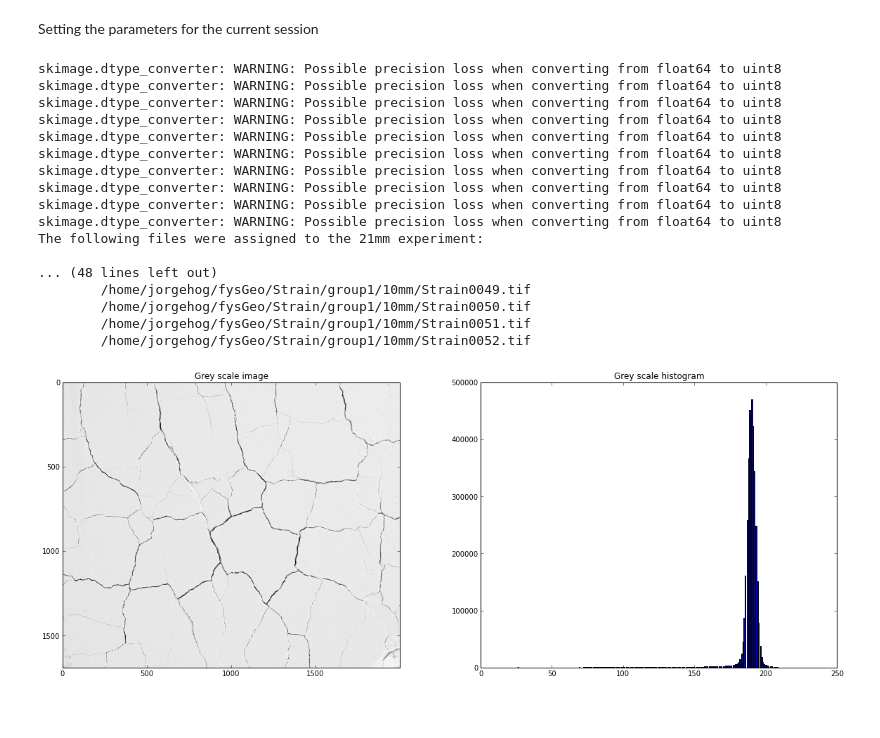
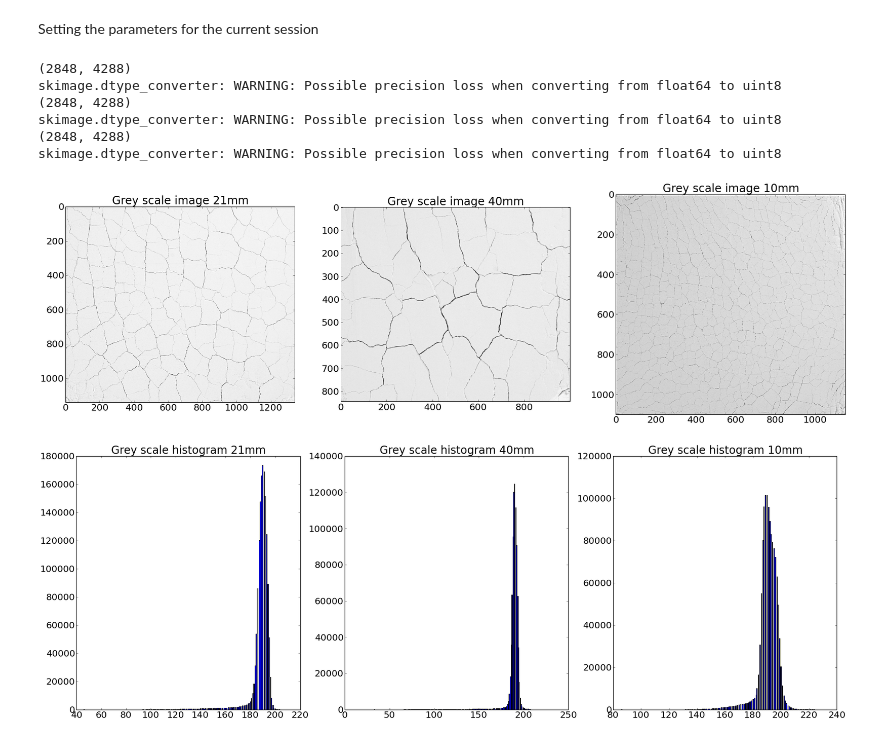
Before and after one commit to jorgehog/notebookCollection, a Jupyter notebook: FlourExperiment.ipynb, the cells around one changed output. Drawn from its saved outputs; the diff is of its cells as text; code cells hidden in the pictures; blank space fills up the shorter version.

```diff
--- a/FlourExperiment.ipynb
+++ b/FlourExperiment.ipynb
@@ -37,51 +50,55 @@ Setting the parameters for the current session
 # %%
 images = {}
 
-cropBox = [760, 2450, 1100, 3100]
-rotation = -7 #degrees
 
-for thisExperiment in subExperiments.keys():
-    imSpan = subExperiments[thisExperiment]
-    imagePaths = [join(mainPath, thisExperiment, "Strain00%d.tif" % i) for i in range(imSpan[0], imSpan[1]+1)]
 
-    images[thisExperiment] = []
-    for imageFile in imagePaths:
+rotationAll = {'10mm' : -18, '21mm' : -4, '40mm' : -7}
 
-        image = img_as_ubyte(imread(imageFile, dtype=uint8, as_grey=True))
+fig, axes = subplots(1, 3, figsize=(30,10))
+fig2, axes2 = subplots(1, 3, figsize=(30,10))
 
-        image = ndimage.rotate(image, rotation)
-        image = image[cropBox[0]:cropBox[1], cropBox[2]:cropBox[3]]
 
-        images[thisExperiment].append(image)
+K = 2
+cropBoxAll = {'10mm' : [800, 3000, 1000, 3300],
+              '21mm' : [620, 2900, 1120, 3800],
+              '40mm' : [760, 2450, 1100, 3100]}
 
-    print "The following files were assigned to the %s experiment:\n" % thisExperiment
-    for path in imagePaths:
-        print "\t", path
-    print
+for experiment, ax, ax2 in zip(subExperiments.keys(), axes, axes2):
 
-subplot(2, 2, 1)
-imshow(images['40mm'][-1], cmap = greyScale)
-title("Grey scale image")
-subplot(2, 2, 2)
-hist(images['40mm'][-1].flatten(), 256)
-title("Grey scale histogram")
+    imSpan = subExperiments[experiment]
+    imagePaths = [join(mainPath, experiment, "Strain00%d.tif" % i) for i in range(imSpan[0], imSpan[1]+1)]
+
+    images[experiment] = []
+
+    rotation, cropBox = rotationAll[experiment], cropBoxAll[experiment]
+
+    for imageFile in [imagePaths[-1]]:
+
+        image = imread(imageFile, dtype=uint8, as_grey=True)
+        print image.shape
+        if rotation:
+            image = ndimage.rotate(image, rotation)
+
+        if cropBox:
+            image = image[cropBox[0]:cropBox[1], cropBox[2]:cropBox[3]]
+
+        image = img_as_ubyte(resize(image, array(image.shape)/K))
+
+        images[experiment].append(image)
+
+
+    ax.imshow(images[experiment][-1], cmap = greyScale)
+    ax.set_title("Grey scale image " + experiment)
+    ax2.hist(images[experiment][-1].flatten(), 256)
+    ax2.set_title("Grey scale histogram " + experiment)
+
 show()
 # %% [output]
+(2848, 4288)
 skimage.dtype_converter: WARNING: Possible precision loss when converting from float64 to uint8
+(2848, 4288)
 skimage.dtype_converter: WARNING: Possible precision loss when converting from float64 to uint8
+(2848, 4288)
 skimage.dtype_converter: WARNING: Possible precision loss when converting from float64 to uint8
-skimage.dtype_converter: WARNING: Possible precision loss when converting from float64 to uint8
-skimage.dtype_converter: WARNING: Possible precision loss when converting from float64 to uint8
-skimage.dtype_converter: WARNING: Possible precision loss when converting from float64 to uint8
-skimage.dtype_converter: WARNING: Possible precision loss when converting from float64 to uint8
-skimage.dtype_converter: WARNING: Possible precision loss when converting from float64 to uint8
-skimage.dtype_converter: WARNING: Possible precision loss when converting from float64 to uint8
-skimage.dtype_converter: WARNING: Possible precision loss when converting from float64 to uint8
-The following files were assigned to the 21mm experiment:
-
-... (48 lines left out)
-        /home/jorgehog/fysGeo/Strain/group1/10mm/Strain0049.tif
-        /home/jorgehog/fysGeo/Strain/group1/10mm/Strain0050.tif
-        /home/jorgehog/fysGeo/Strain/group1/10mm/Strain0051.tif
-        /home/jorgehog/fysGeo/Strain/group1/10mm/Strain0052.tif
-[figure, old version]
+[figure, new version]
+[figure, added]
```
Also changed, not shown: parts of 11 cells of this notebook.
